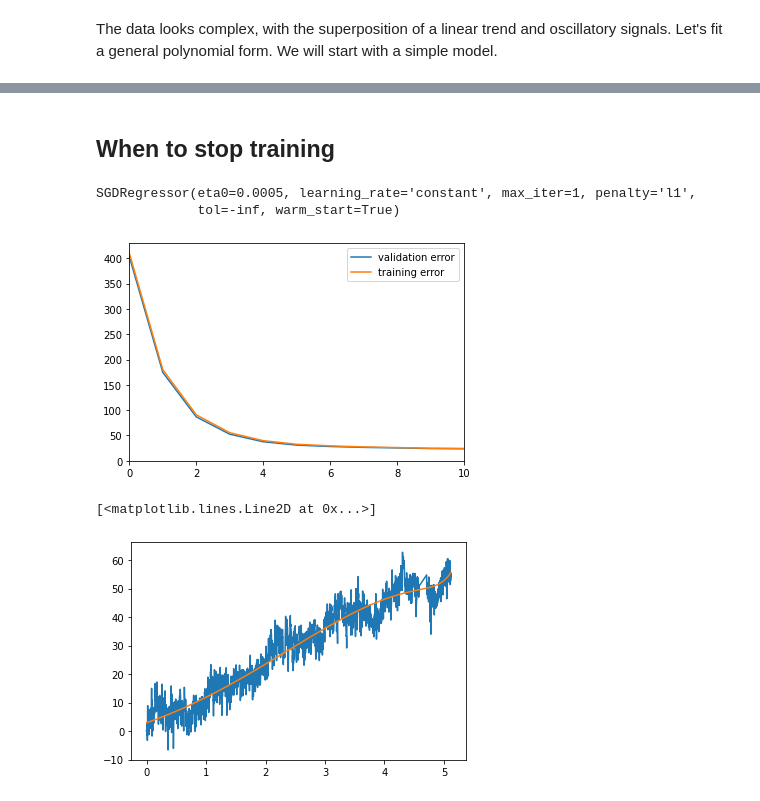
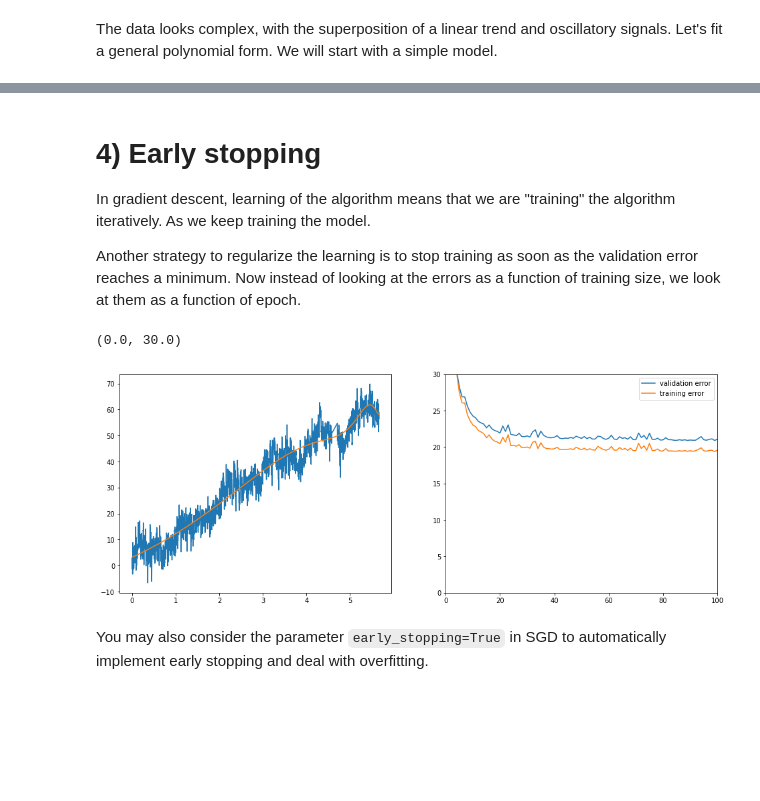
Before and after one commit to UW-MLGEO/ESS490-590-Spr21, a Jupyter notebook: tutorials/Week8_training/ModelTraining.ipynb, the cells around one changed output, grey strips where cells are left out. Drawn from its saved outputs; the diff is of its cells as text; code cells hidden in the pictures; blank space fills up the shorter version.

```diff
--- a/tutorials/Week8_training/ModelTraining.ipynb
+++ b/tutorials/Week8_training/ModelTraining.ipynb
@@ -417,55 +491,70 @@ plot_learning_curves(ridge_reg, G2.ravel(), y.ravel(),"y-+","y");plt.xlim([0,200
 # %% [markdown]
-## When to stop training
+# 4) Early stopping
+
+
+In gradient descent, learning of the algorithm means that we are "training" the algorithm iteratively. As we keep training the model.
+
+Another strategy to regularize the learning is to stop training as soon as the validation error reaches a minimum. Now instead of looking at the errors as a function of training size, we look at them as a function of epoch.
 # %%
 from sklearn.base import clone
 from sklearn.pipeline import Pipeline
 from sklearn.preprocessing import StandardScaler
 
-x = np.asarray(date_year[0:5*365]).reshape(-1, 1)
-y = np.asarray(uv[0:5*365]).reshape(-1, 1)
-x = x-np.min(x)
-# prepare the data
+x = np.asarray(date_year[:]).reshape(-1,1)
+x=x-np.min(x)
+y = np.asarray(uv[:]).reshape(-1,1)
 
-X_train, X_val, y_train, y_val = train_test_split(x, y, test_size=0.2)
+
+
+X_train, X_val, y_train, y_val = train_test_split(x, y, test_size=0.3,random_state=42)
+
+# use the Pipeline function from sklearn to get prepare your data.
 poly_scaler = Pipeline([
-        ("poly_features", PolynomialFeatures(degree=20, include_bias=False)),
+        ("poly_features", PolynomialFeatures(degree=50)),
         ("std_scaler", StandardScaler()) ])
+
 X_train_poly_scaled = poly_scaler.fit_transform(X_train)
 X_poly = poly_scaler.fit_transform(x)
 X_val_poly_scaled = poly_scaler.transform(X_val)
 
+# set the gradient with a single iteration since we will iterate over epochs.
+# warm_start=True says that you should keep the previous state of the model to retrain.
 sgd_reg = SGDRegressor(max_iter=1, tol=-np.infty, warm_start=True,
-                       penalty="l1", learning_rate="constant", eta0=0.0005)
+                       penalty=None, learning_rate="constant", eta0=0.0005)
 
 minimum_val_error = float("inf")
 best_epoch = None
 best_model = None
 val_error=np.zeros(1000)
 train_error=np.zeros(1000)
+
 for epoch in range(1000):
+
     sgd_reg.fit(X_train_poly_scaled, y_train.ravel())  # continues where it left off
     y_val_predict = sgd_reg.predict(X_val_poly_scaled)
     y_train_predict = sgd_reg.predict(X_train_poly_scaled)
+
     val_error[epoch] = mean_squared_error(y_val, y_val_predict)
     train_error[epoch] = mean_squared_error(y_train, y_train_predict)
-    if val_error[epoch] < minimum_val_error:
+
+    if val_error[epoch] < minimum_val_error: # you will stop and save the best model
+
         minimum_val_error = val_error[epoch]
         best_epoch = epoch
         best_model = clone(sgd_reg)
         best_y = sgd_reg.predict(X_poly)
-plt.plot(np.arange(1000),val_error)
-plt.plot(np.arange(1000),train_error)
+
+
+
+fig,ax=plt.subplots(1,2,figsize=(16,6))
+ax[0].plot(x,y);
+ax[0].plot(x,best_y)
+ax[1].plot(np.arange(1000),val_error)
+ax[1].plot(np.arange(1000),train_error)
 plt.legend(["validation error","training error"])
-plt.xlim([0,10])
-
-print(best_model)
+plt.xlim([0,100]);plt.ylim([0,30])
 # %% [output]
-SGDRegressor(eta0=0.0005, learning_rate='constant', max_iter=1, penalty='l1',
-             tol=-inf, warm_start=True)
+(0.0, 30.0)
-[figure, old version]
+[figure, new version]
-# %%
-plt.plot(x,y);
-plt.plot(x,best_y)
-# %% [output]
-[<matplotlib.lines.Line2D at 0x...>]
-[figure, removed]
+# %% [markdown]
+You may also consider the parameter ``early_stopping=True`` in SGD to automatically implement early stopping and deal with overfitting.
```
Also changed, not shown: parts of 31 cells of this notebook.
